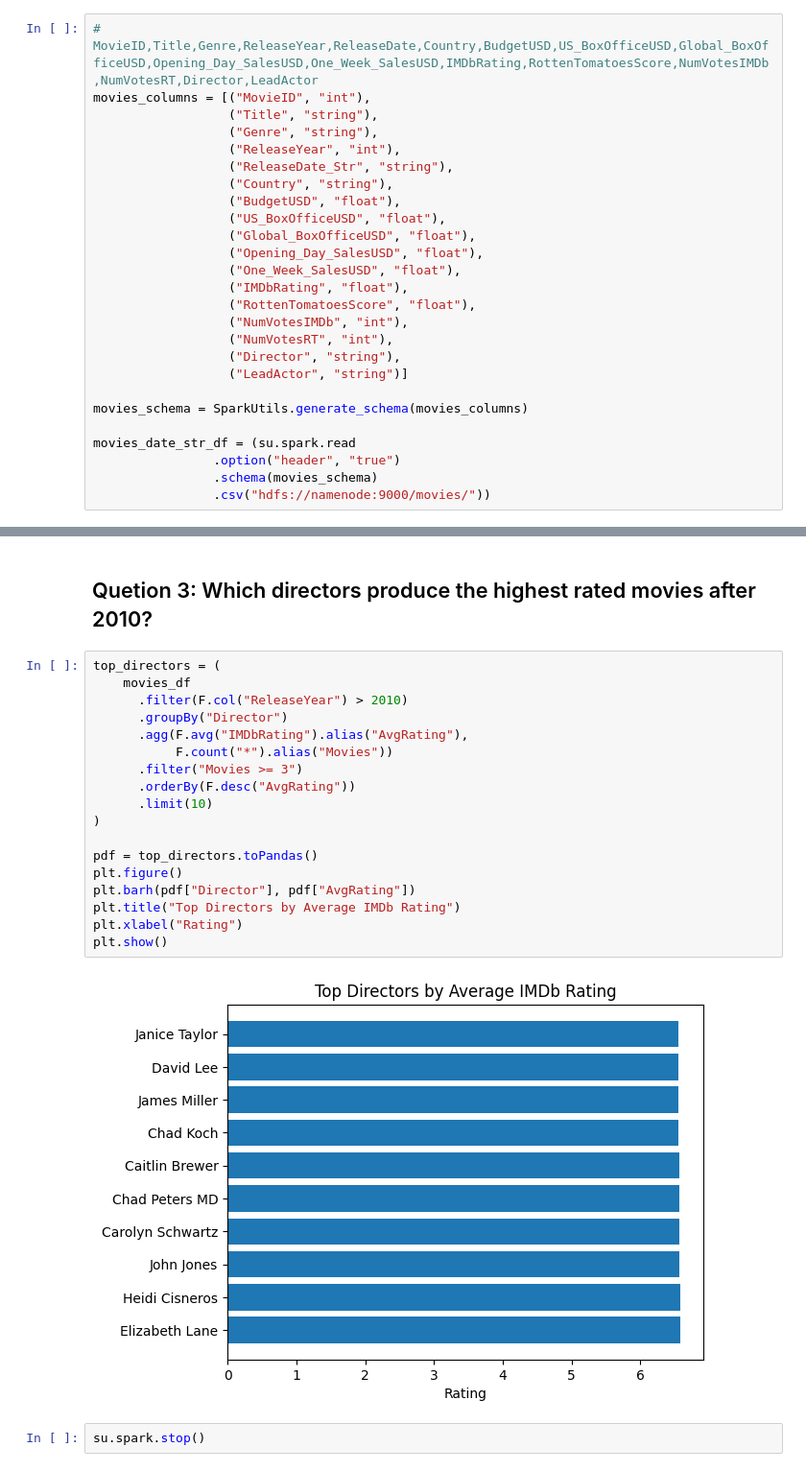
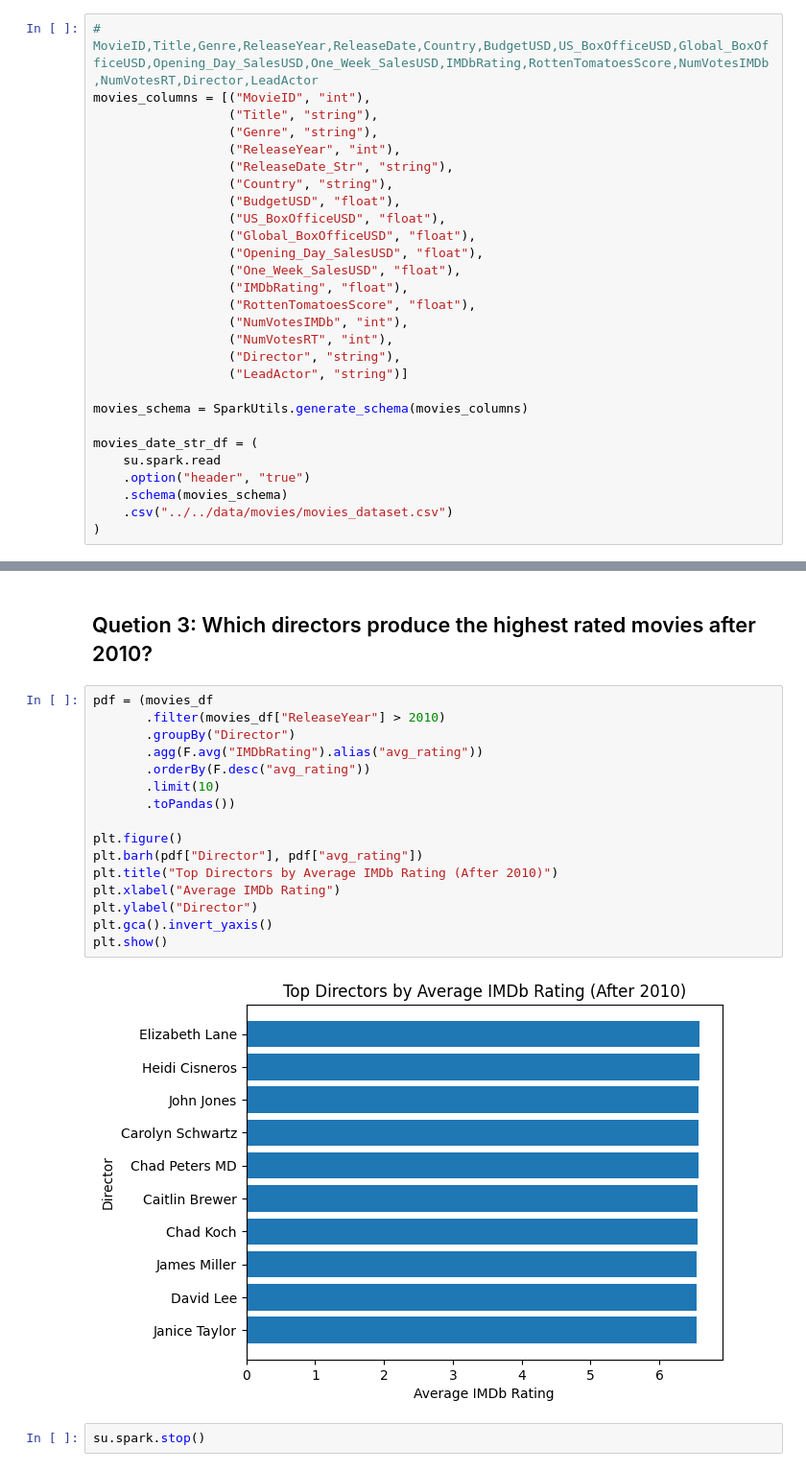
Before and after one commit to pcamarillor/big_data_spring_2026, a Jupyter notebook: spark/notebooks/examples/lecture_12_eda.ipynb, the cells around one changed output, grey strips where cells are left out. Shown at 96% size. Drawn from its saved outputs; the diff is of its cells as text.

```diff
--- a/spark/notebooks/examples/lecture_12_eda.ipynb
+++ b/spark/notebooks/examples/lecture_12_eda.ipynb
@@ -51,10 +56,12 @@ movies_columns = [("MovieID", "int"),
 
 movies_schema = SparkUtils.generate_schema(movies_columns)
 
-movies_date_str_df = (su.spark.read
-                .option("header", "true")
-                .schema(movies_schema)
-                .csv("hdfs://namenode:9000/movies/"))
+movies_date_str_df = (
+    su.spark.read
+    .option("header", "true")
+    .schema(movies_schema)
+    .csv("../../data/movies/movies_dataset.csv")
+)
 # %%
 null_count_df = SparkUtils.count_nulls(movies_date_str_df)
 null_count_df.show()
@@ -326,24 +332,22 @@ plt.show()
 # %% [markdown]
 ## Quetion 3: Which directors produce the highest rated movies after 2010?
 # %%
-top_directors = (
-    movies_df
-      .filter(F.col("ReleaseYear") > 2010)
-      .groupBy("Director")
-      .agg(F.avg("IMDbRating").alias("AvgRating"),
-           F.count("*").alias("Movies"))
-      .filter("Movies >= 3")
-      .orderBy(F.desc("AvgRating"))
-      .limit(10)
-)
+pdf = (movies_df
+       .filter(movies_df["ReleaseYear"] > 2010)
+       .groupBy("Director")
+       .agg(F.avg("IMDbRating").alias("avg_rating"))
+       .orderBy(F.desc("avg_rating"))
+       .limit(10)
+       .toPandas())
 
-pdf = top_directors.toPandas()
 plt.figure()
-plt.barh(pdf["Director"], pdf["AvgRating"])
-plt.title("Top Directors by Average IMDb Rating")
-plt.xlabel("Rating")
+plt.barh(pdf["Director"], pdf["avg_rating"])
+plt.title("Top Directors by Average IMDb Rating (After 2010)")
+plt.xlabel("Average IMDb Rating")
+plt.ylabel("Director")
+plt.gca().invert_yaxis()
 plt.show()
 # %% [output]
-[figure, old version]
+[figure, new version]
 # %%
 su.spark.stop()
```
Also changed, not shown: parts of 6 cells of this notebook.
